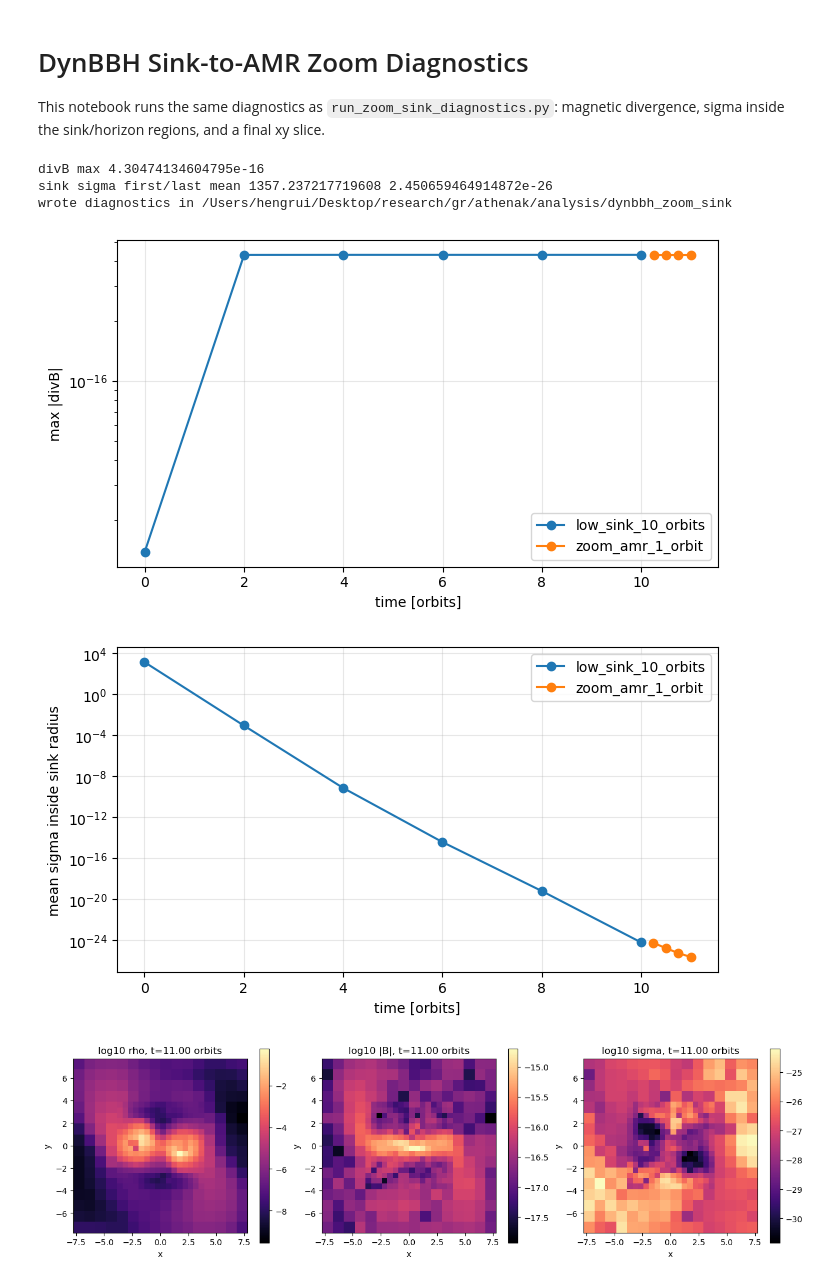
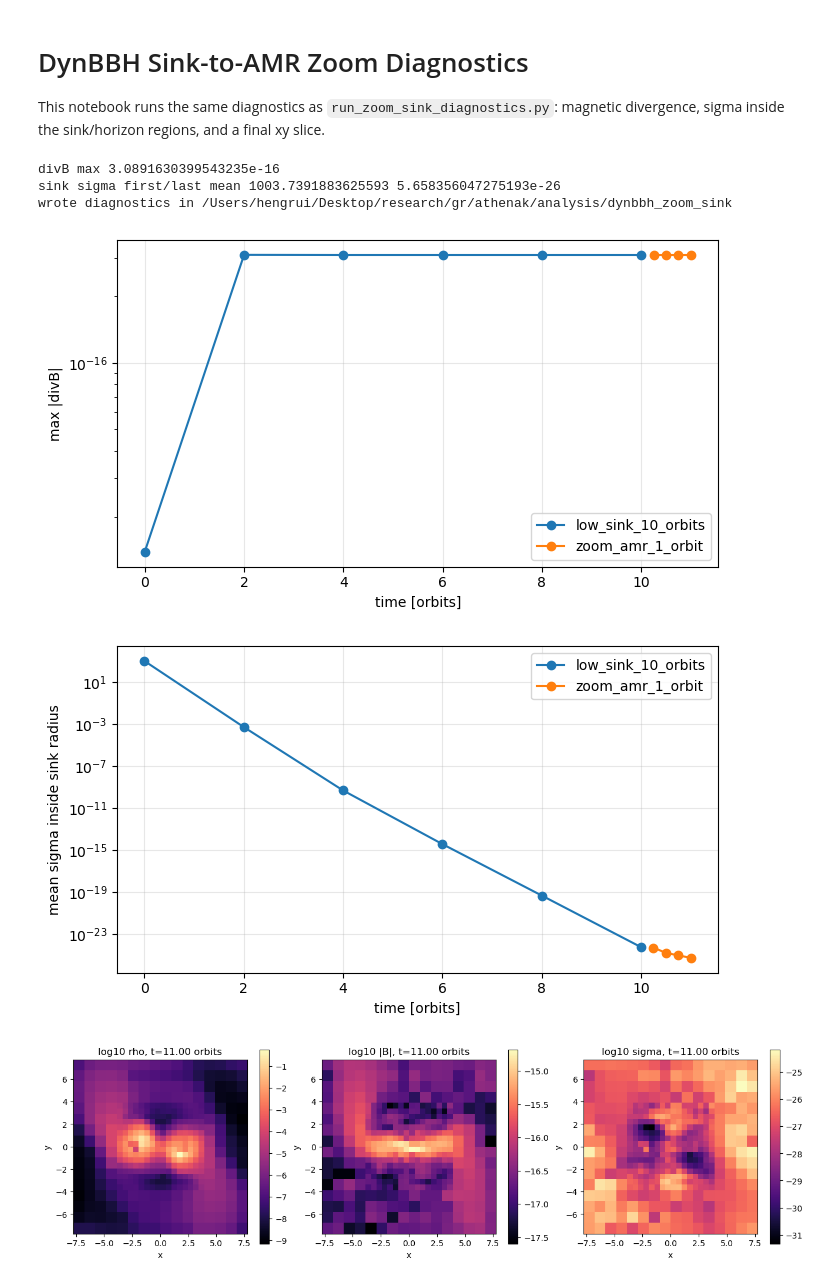
Before and after one commit to IAS-Astrophysics/athenak, a Jupyter notebook: analysis/dynbbh_zoom_sink/dynbbh_zoom_sink_diagnostics.ipynb, the cells around one changed output. Cells and saved outputs as stored; diff of their text form; code cells hidden in the pictures.

Commit message:
Scale unresolved BBH sinks with local resolution

```diff
--- a/analysis/dynbbh_zoom_sink/dynbbh_zoom_sink_diagnostics.ipynb
+++ b/analysis/dynbbh_zoom_sink/dynbbh_zoom_sink_diagnostics.ipynb
@@ -55,8 +55,14 @@ def masks_and_sigma(data):
     r1 = kerr_radius(x-x1, y-y1, z-z1, a1)
     r2 = kerr_radius(x-x2, y-y2, z-z2, a2)
     mask_h = (r1 <= rH1) | (r2 <= rH2)
-    mask_sink = (np.sqrt((x-x1)**2 + (y-y1)**2 + (z-z1)**2) <= 4.0) | (
-        np.sqrt((x-x2)**2 + (y-y2)**2 + (z-z2)**2) <= 4.0)
+    dxs = []
+    for coords in (data.x1v, data.x2v, z_centers_for(data)):
+        if len(coords) > 1:
+            dxs.append(float(np.nanmin(np.abs(np.diff(coords)))))
+    local_dx = max(dxs) if dxs else 1.0
+    auto_sink_radius = 10.0*local_dx
+    mask_sink = (np.sqrt((x-x1)**2 + (y-y1)**2 + (z-z1)**2) <= auto_sink_radius) | (
+        np.sqrt((x-x2)**2 + (y-y2)**2 + (z-z2)**2) <= auto_sink_radius)
     rho = data.variables['dens']
     b2 = data.variables['bcc1']**2 + data.variables['bcc2']**2 + data.variables['bcc3']**2
     sigma = b2/np.maximum(rho, 1.0e-300)
@@ -126,35 +132,35 @@ if mhd_files:
     k0 = int(np.argmin(np.abs(zv)))
     rho = last.variables['dens'][k0]
     b2 = last.variables['bcc1'][k0]**2 + last.variables['bcc2'][k0]**2 + last.variables['bcc3'][k0]**2
     sigma = b2/np.maximum(rho, 1.0e-300)
     np.savez(case_dir/'zoom_sink_xy_slice_final.npz', x=last.x1v, y=last.x2v,
              rho=rho, bcc1=last.variables['bcc1'][k0], bcc2=last.variables['bcc2'][k0],
              bcc3=last.variables['bcc3'][k0], sigma=sigma, time=last.time)
     fig, axs = plt.subplots(1, 3, figsize=(13,4), constrained_layout=True)
     extent = [last.x1v[0], last.x1v[-1], last.x2v[0], last.x2v[-1]]
     for ax, arr, title in zip(axs, [rho, np.sqrt(b2), sigma], ['rho', '|B|', 'sigma']):
         im = ax.imshow(np.log10(np.maximum(arr, 1e-300)), origin='lower',
                        extent=extent, cmap='magma')
         ax.set_title(f'log10 {title}, t={last.time/torbit:.2f} orbits')
         ax.set_xlabel('x')
         ax.set_ylabel('y')
         fig.colorbar(im, ax=ax, shrink=0.85)
     fig.savefig(case_dir/'zoom_sink_xy_slice_final.png', dpi=180)
 
 if finite_fail:
     raise SystemExit('non-finite diagnostics: ' + '; '.join(finite_fail[:8]))
 if div_rows.size and float(np.max(div_rows[:,2].astype(float))) > 1.0e-10:
     raise SystemExit(f'divB exceeded tolerance: {np.max(div_rows[:,2].astype(float)):.3e}')
 
 print('divB max', float(np.max(div_rows[:,2].astype(float))) if div_rows.size else float('nan'))
 sink_rows = sigma_rows[sigma_rows[:,1] == 'sink_radius']
 if sink_rows.size:
     print('sink sigma first/last mean', float(sink_rows[0,4]), float(sink_rows[-1,4]))
 print('wrote diagnostics in', case_dir)
 # %% [output]
-divB max 4.30474134604795e-16
-sink sigma first/last mean 1357.237217719608 2.450659464914872e-26
+divB max 3.0891630399543235e-16
+sink sigma first/last mean 1003.7391883625593 5.658356047275193e-26
 wrote diagnostics in /Users/hengrui/Desktop/research/gr/athenak/analysis/dynbbh_zoom_sink
-[figure, old version]
+[figure, new version]
-[figure, old version]
+[figure, new version]
-[figure, old version]
+[figure, new version]
```
Also changed, not shown: 13 other files.
